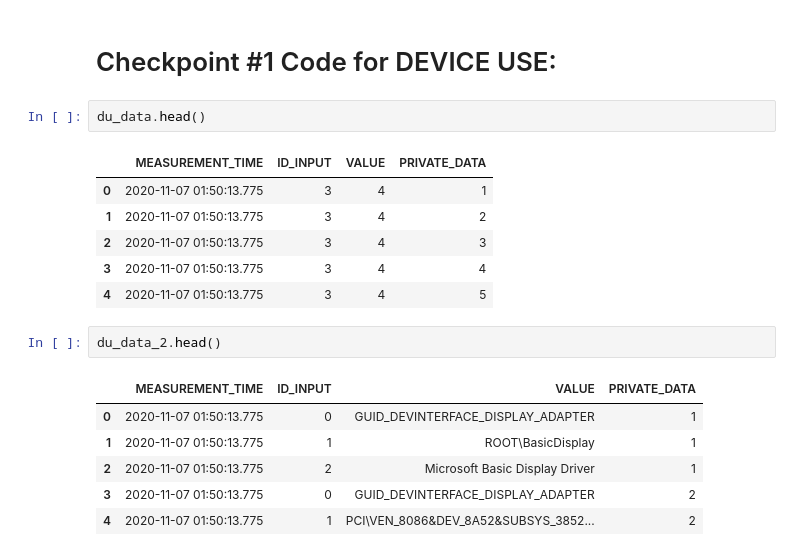
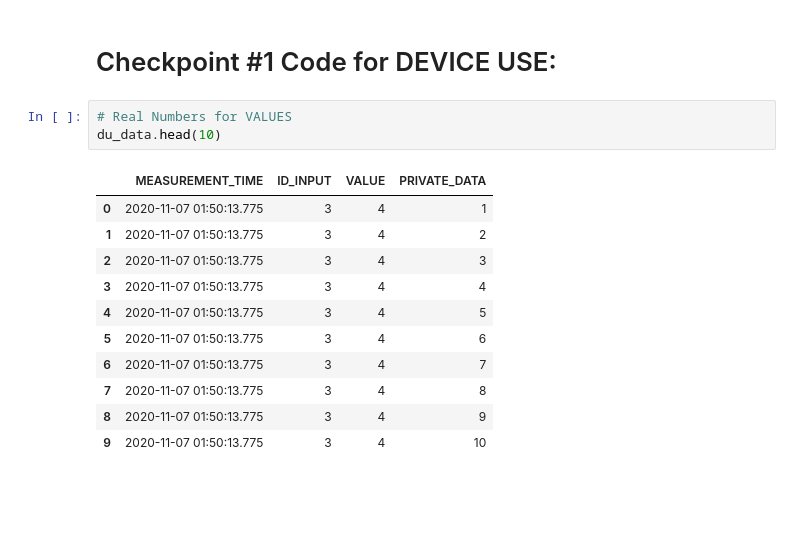
Before and after one commit to jonxsong/DSC180A-Capstone, a Jupyter notebook: notebooks/CHECKPOINT_ONE.ipynb, the cells around one changed output. Drawn from its saved outputs; the diff is of its cells as text; blank space fills up the shorter version.

```diff
--- a/notebooks/CHECKPOINT_ONE.ipynb
+++ b/notebooks/CHECKPOINT_ONE.ipynb
@@ -196,21 +195,18 @@ PRIVATE_DATA                              0
 dtype: object
 # %% [markdown]
 # Checkpoint #1 Code for DEVICE USE:
-# %%
-du_data.head()
-# %% [output]
-|  | MEASUREMENT_TIME | ID_INPUT | VALUE | PRIVATE_DATA |
-| 0 | 2020-11-07 01:50:13.775 | 3 | 4 | 1 |
-| 1 | 2020-11-07 01:50:13.775 | 3 | 4 | 2 |
-| 2 | 2020-11-07 01:50:13.775 | 3 | 4 | 3 |
-| 3 | 2020-11-07 01:50:13.775 | 3 | 4 | 4 |
-| 4 | 2020-11-07 01:50:13.775 | 3 | 4 | 5 |
-# %%
-du_data_2.head()
-# %% [output]
-|  | MEASUREMENT_TIME | ID_INPUT | VALUE | PRIVATE_DATA |
-| 0 | 2020-11-07 01:50:13.775 | 0 | GUID_DEVINTERFACE_DISPLAY_ADAPTER | 1 |
-| 1 | 2020-11-07 01:50:13.775 | 1 | ROOT\BasicDisplay | 1 |
-| 2 | 2020-11-07 01:50:13.775 | 2 | Microsoft Basic Display Driver | 1 |
-| 3 | 2020-11-07 01:50:13.775 | 0 | GUID_DEVINTERFACE_DISPLAY_ADAPTER | 2 |
-| 4 | 2020-11-07 01:50:13.775 | 1 | PCI\VEN_8086&DEV_8A52&SUBSYS_3852... | 2 |
+# %%
+# Real Numbers for VALUES
+du_data.head(10)
+# %% [output]
+|  | MEASUREMENT_TIME | ID_INPUT | VALUE | PRIVATE_DATA |
+| 0 | 2020-11-07 01:50:13.775 | 3 | 4 | 1 |
+| 1 | 2020-11-07 01:50:13.775 | 3 | 4 | 2 |
+| 2 | 2020-11-07 01:50:13.775 | 3 | 4 | 3 |
+| 3 | 2020-11-07 01:50:13.775 | 3 | 4 | 4 |
+| 4 | 2020-11-07 01:50:13.775 | 3 | 4 | 5 |
+| 5 | 2020-11-07 01:50:13.775 | 3 | 4 | 6 |
+| 6 | 2020-11-07 01:50:13.775 | 3 | 4 | 7 |
+| 7 | 2020-11-07 01:50:13.775 | 3 | 4 | 8 |
+| 8 | 2020-11-07 01:50:13.775 | 3 | 4 | 9 |
+| 9 | 2020-11-07 01:50:13.775 | 3 | 4 | 10 |
```
Also changed, not shown: parts of 6 cells of this notebook, 2 other files.
